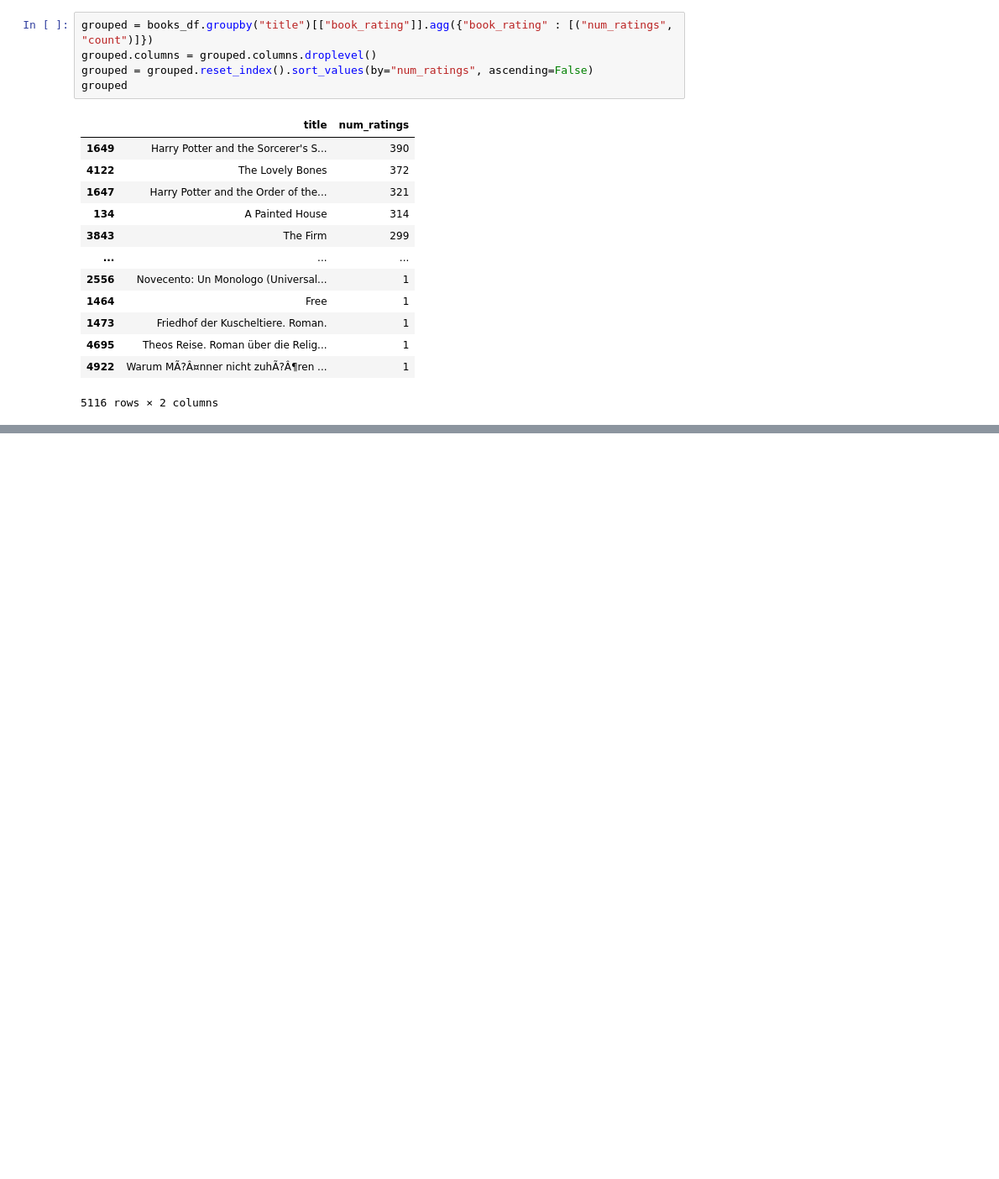
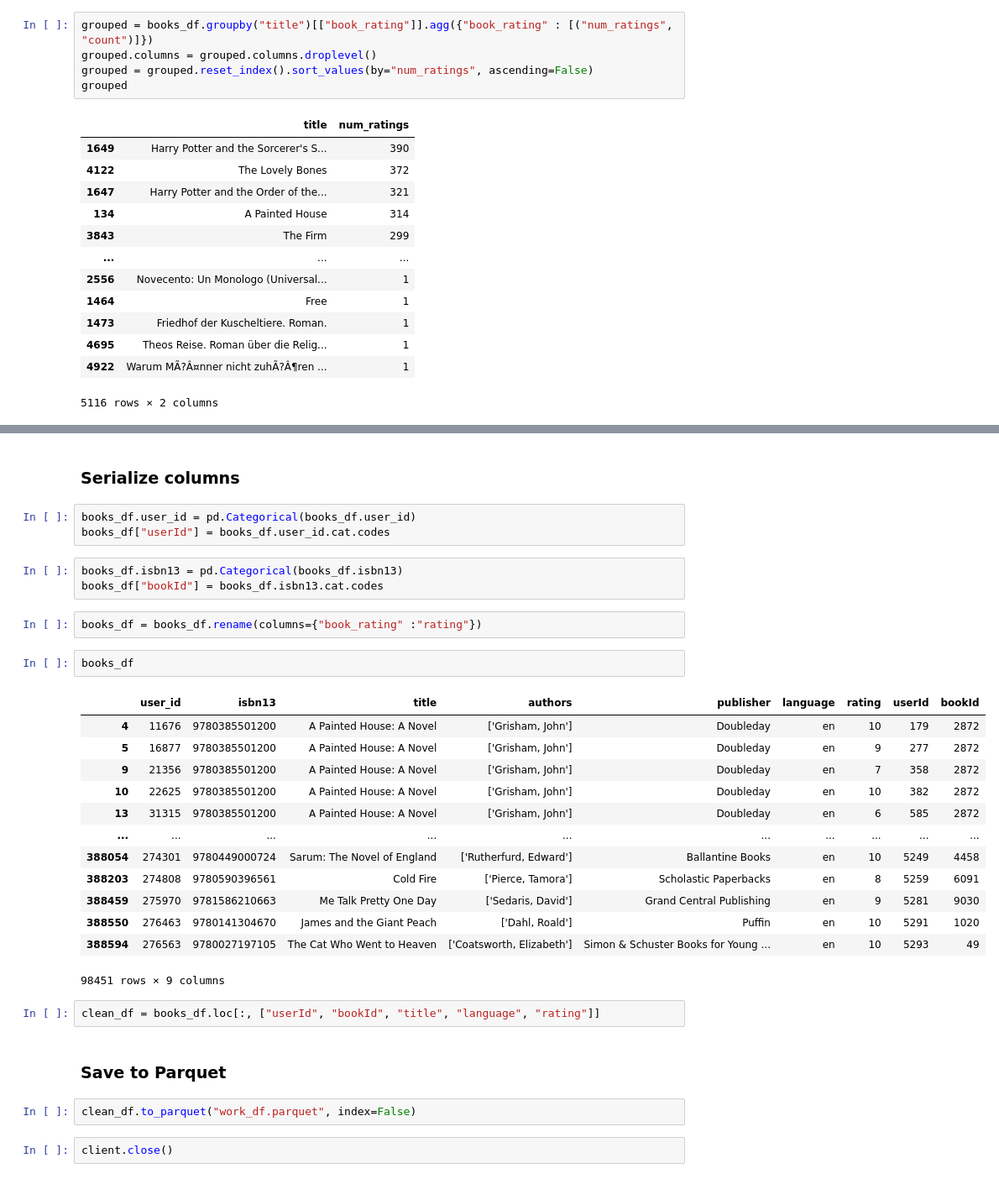
Before and after one commit to netleniya/PySpark-ALS-Recommender, a Jupyter notebook: py_files/eda.ipynb, the cells around one changed output, grey strips where cells are left out. Shown: that part at 84% size. Drawn from its saved outputs; the diff is of its cells as text; blank space fills up the shorter version.

```diff
--- a/py_files/eda.ipynb
+++ b/py_files/eda.ipynb
@@ -264,0 +329,34 @@ grouped
+# %% [markdown]
+### Serialize columns
+# %%
+books_df.user_id = pd.Categorical(books_df.user_id)
+books_df["userId"] = books_df.user_id.cat.codes
+# %%
+books_df.isbn13 = pd.Categorical(books_df.isbn13)
+books_df["bookId"] = books_df.isbn13.cat.codes
+# %%
+books_df = books_df.rename(columns={"book_rating" :"rating"})
+# %%
+books_df
+# %% [output]
+|  | user_id | isbn13 | title | authors | publisher | language | rating | userId | bookId |
+| 4 | 11676 | 9780385501200 | A Painted House: A Novel | ['Grisham, John'] | Doubleday | en | 10 | 179 | 2872 |
+| 5 | 16877 | 9780385501200 | A Painted House: A Novel | ['Grisham, John'] | Doubleday | en | 9 | 277 | 2872 |
+| 9 | 21356 | 9780385501200 | A Painted House: A Novel | ['Grisham, John'] | Doubleday | en | 7 | 358 | 2872 |
+| 10 | 22625 | 9780385501200 | A Painted House: A Novel | ['Grisham, John'] | Doubleday | en | 10 | 382 | 2872 |
+| 13 | 31315 | 9780385501200 | A Painted House: A Novel | ['Grisham, John'] | Doubleday | en | 6 | 585 | 2872 |
+| ... | ... | ... | ... | ... | ... | ... | ... | ... | ... |
+| 388054 | 274301 | 9780449000724 | Sarum: The Novel of England | ['Rutherfurd, Edward'] | Ballantine Books | en | 10 | 5249 | 4458 |
+| 388203 | 274808 | 9780590396561 | Cold Fire | ['Pierce, Tamora'] | Scholastic Paperbacks | en | 8 | 5259 | 6091 |
+| 388459 | 275970 | 9781586210663 | Me Talk Pretty One Day | ['Sedaris, David'] | Grand Central Publishing | en | 9 | 5281 | 9030 |
+| 388550 | 276463 | 9780141304670 | James and the Giant Peach | ['Dahl, Roald'] | Puffin | en | 10 | 5291 | 1020 |
+| 388594 | 276563 | 9780027197105 | The Cat Who Went to Heaven | ['Coatsworth, Elizabeth'] | Simon & Schuster Books for Young ... | en | 10 | 5293 | 49 |
+98451 rows × 9 columns
+# %%
+clean_df = books_df.loc[:, ["userId", "bookId", "title", "language", "rating"]]
+# %% [markdown]
+### Save to Parquet
+# %%
+clean_df.to_parquet("work_df.parquet", index=False)
+# %%
+client.close()
```
Also changed, not shown: parts of 11 cells of this notebook.
